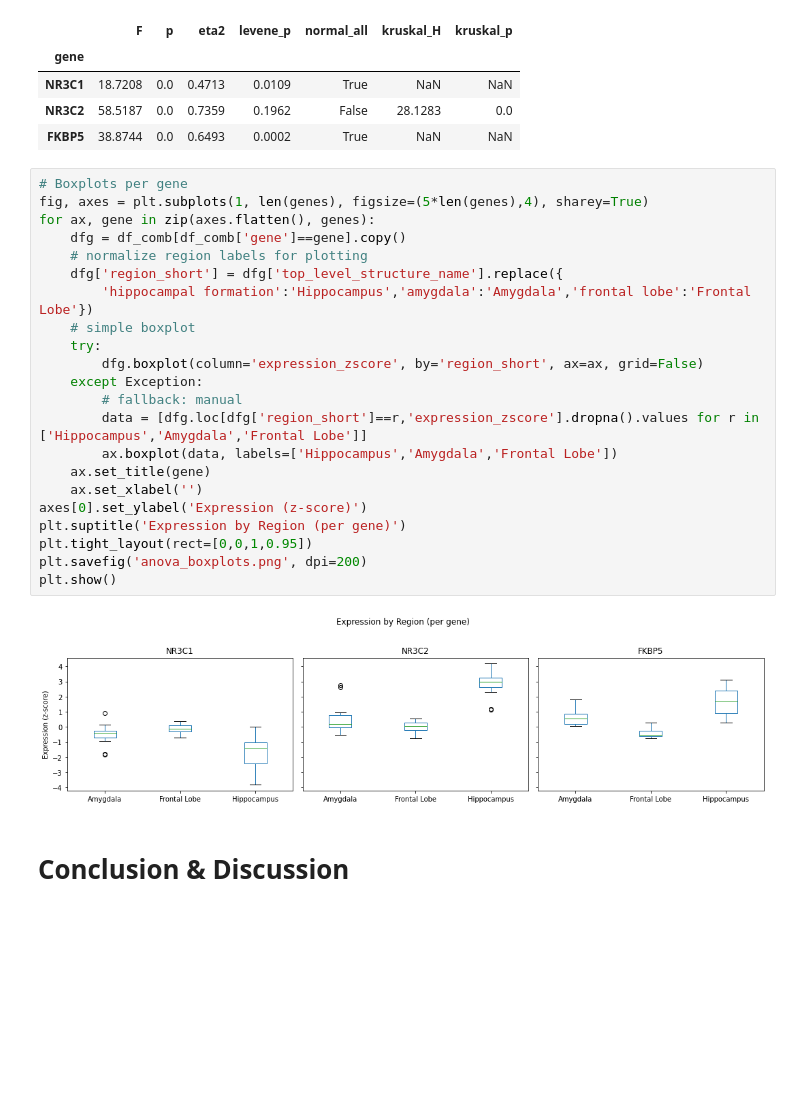
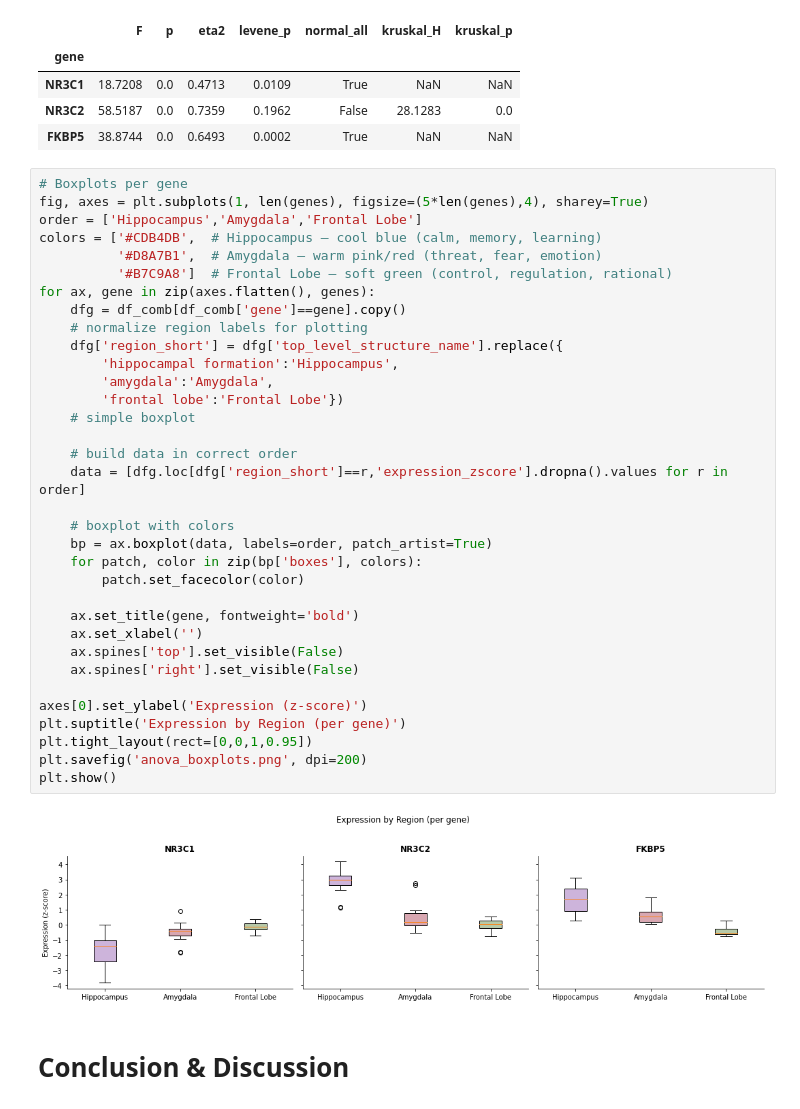
Before and after one commit to VipVeeratat/COGS138_FinalProject_2026, a Jupyter notebook: COG138_FinalProject_GroupXYZ.ipynb, the cells around one changed output. Saved outputs shown, nothing was run; the diff lists cells and outputs as text; blank space fills up the shorter version.

Commit message:
added nilearn brain region plot and fixed boxplot order and colors

```diff
--- a/COG138_FinalProject_GroupXYZ.ipynb
+++ b/COG138_FinalProject_GroupXYZ.ipynb
@@ -857,27 +896,39 @@ summary.to_csv('anova_summary.csv')
 # %%
 # Boxplots per gene
 fig, axes = plt.subplots(1, len(genes), figsize=(5*len(genes),4), sharey=True)
+order = ['Hippocampus','Amygdala','Frontal Lobe']
+colors = ['#CDB4DB',  # Hippocampus — cool blue (calm, memory, learning)
+          '#D8A7B1',  # Amygdala — warm pink/red (threat, fear, emotion)
+          '#B7C9A8']  # Frontal Lobe — soft green (control, regulation, rational)
 for ax, gene in zip(axes.flatten(), genes):
     dfg = df_comb[df_comb['gene']==gene].copy()
     # normalize region labels for plotting
     dfg['region_short'] = dfg['top_level_structure_name'].replace({
-        'hippocampal formation':'Hippocampus','amygdala':'Amygdala','frontal lobe':'Frontal Lobe'})
+        'hippocampal formation':'Hippocampus',
+        'amygdala':'Amygdala',
+        'frontal lobe':'Frontal Lobe'})
     # simple boxplot
-    try:
-        dfg.boxplot(column='expression_zscore', by='region_short', ax=ax, grid=False)
-    except Exception:
-        # fallback: manual
-        data = [dfg.loc[dfg['region_short']==r,'expression_zscore'].dropna().values for r in ['Hippocampus','Amygdala','Frontal Lobe']]
-        ax.boxplot(data, labels=['Hippocampus','Amygdala','Frontal Lobe'])
-    ax.set_title(gene)
+
+    # build data in correct order
+    data = [dfg.loc[dfg['region_short']==r,'expression_zscore'].dropna().values for r in order]
+
+    # boxplot with colors
+    bp = ax.boxplot(data, labels=order, patch_artist=True)
+    for patch, color in zip(bp['boxes'], colors):
+        patch.set_facecolor(color)
+
+    ax.set_title(gene, fontweight='bold')
     ax.set_xlabel('')
+    ax.spines['top'].set_visible(False)
+    ax.spines['right'].set_visible(False)
+
 axes[0].set_ylabel('Expression (z-score)')
 plt.suptitle('Expression by Region (per gene)')
 plt.tight_layout(rect=[0,0,1,0.95])
 plt.savefig('anova_boxplots.png', dpi=200)
 plt.show()
 # %% [output]
-[figure, old version]
+[figure, new version]
 # %% [markdown]
 # Conclusion & Discussion
 # %% [markdown]
```
Also changed, not shown: parts of 6 cells of this notebook, 2 other files.
